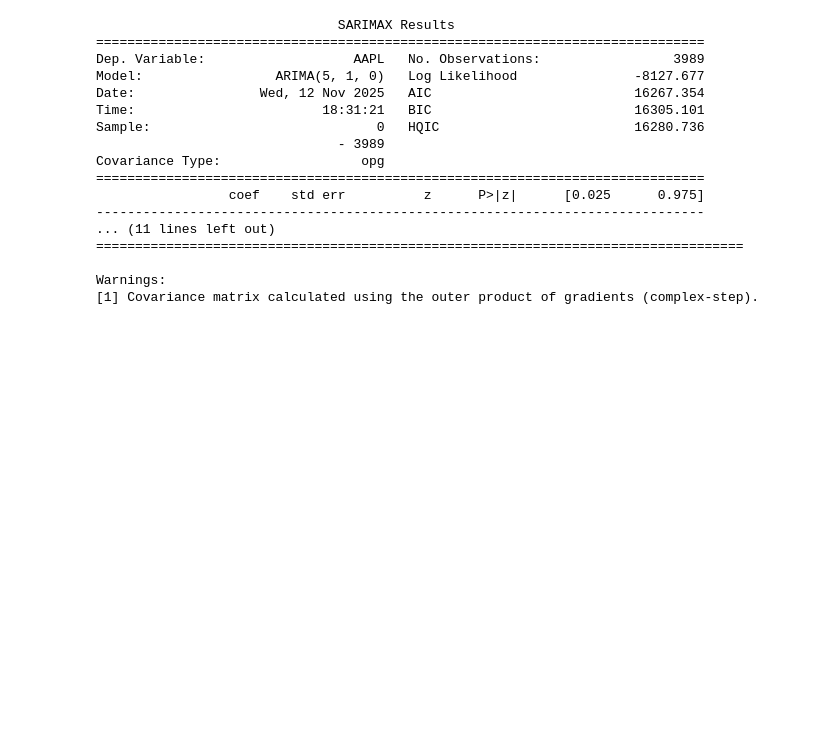
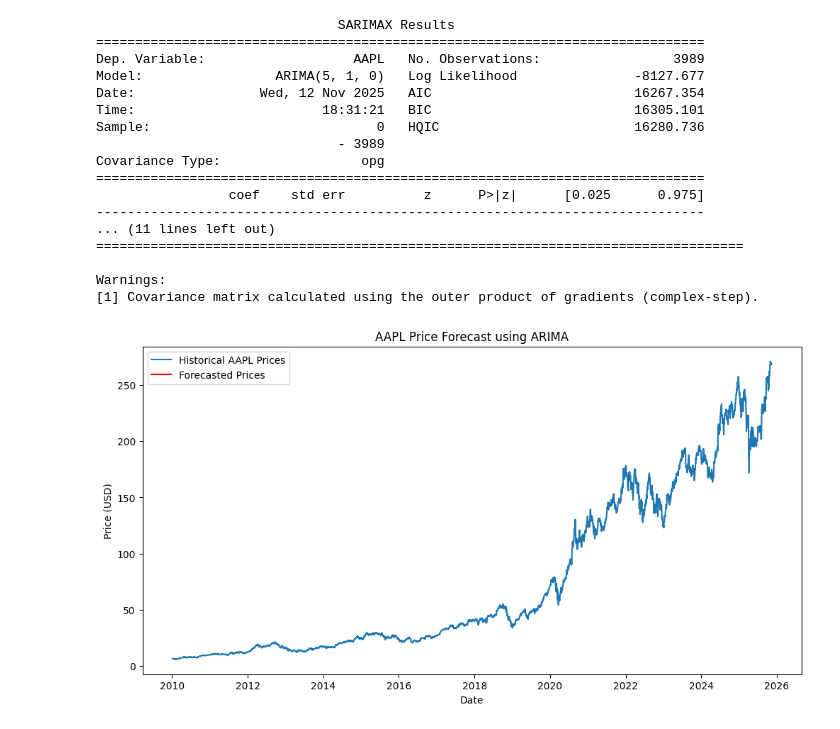
Before and after one commit to jamesb97/AlgorithmicTrading, a Jupyter notebook: APPLTradingExample.ipynb, the cells around one changed output. Saved outputs shown, nothing was run; the diff lists cells and outputs as text; code cells hidden in the pictures; blank space fills up the shorter version.

```diff
--- a/APPLTradingExample.ipynb
+++ b/APPLTradingExample.ipynb
@@ -80,3 +80,20 @@ Covariance Type:                  opg
 
 Warnings:
 [1] Covariance matrix calculated using the outer product of gradients (complex-step).
+# %%
+# Moving average forecast
+forecast_steps = 30
+forecast = model_fit.forecast(steps=forecast_steps)
+forecast_index = pd.date_range(start=data.index[-1] + pd.Timedelta(days=1), periods=forecast_steps, freq='B')
+forecast_series = pd.Series(forecast, index=forecast_index)
+# Plot the forecast
+plt.figure(figsize=(12, 6))
+plt.plot(data, label='Historical AAPL Prices')
+plt.plot(forecast_series, label='Forecasted Prices', color='red')
+plt.title('AAPL Price Forecast using ARIMA')
+plt.xlabel('Date')
+plt.ylabel('Price (USD)')
+plt.legend()
+plt.show()
+# %% [output]
+[figure, added]
```
Also changed, not shown: parts of 1 cell of this notebook.
